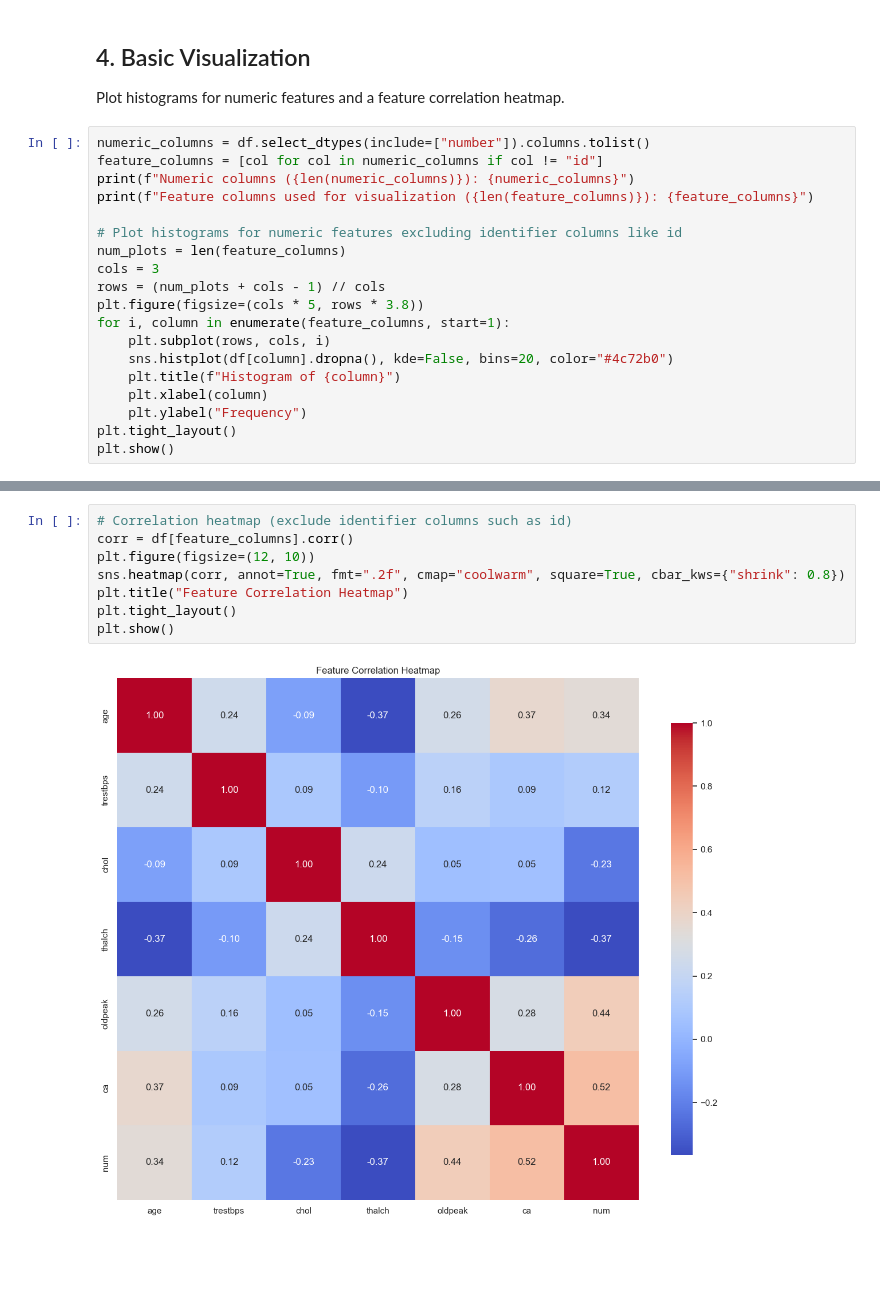
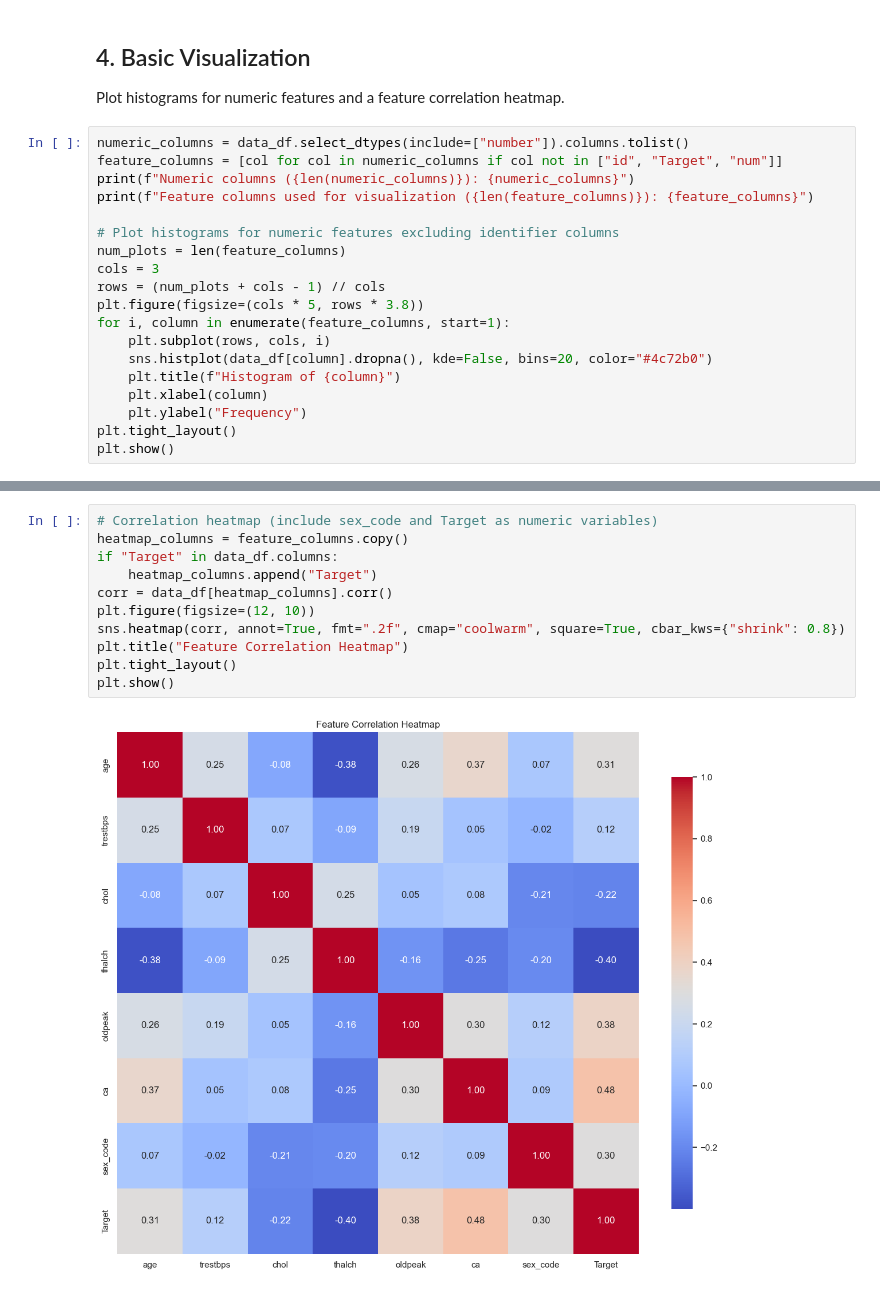
Before and after one commit to Jiaweiwang04/heart-disease-lightgbm, a Jupyter notebook: notebooks/01_eda.ipynb, the cells around one changed output, grey strips where cells are left out. Saved outputs shown, nothing was run; the diff lists cells and outputs as text; blank space fills up the shorter version.

```diff
--- a/notebooks/01_eda.ipynb
+++ b/notebooks/01_eda.ipynb
@@ -217,19 +203,19 @@ Passing `palette` without assigning `hue` is deprecated and will be removed in v
 
 Plot histograms for numeric features and a feature correlation heatmap.
 # %%
-numeric_columns = df.select_dtypes(include=["number"]).columns.tolist()
-feature_columns = [col for col in numeric_columns if col != "id"]
+numeric_columns = data_df.select_dtypes(include=["number"]).columns.tolist()
+feature_columns = [col for col in numeric_columns if col not in ["id", "Target", "num"]]
 print(f"Numeric columns ({len(numeric_columns)}): {numeric_columns}")
 print(f"Feature columns used for visualization ({len(feature_columns)}): {feature_columns}")
 
-# Plot histograms for numeric features excluding identifier columns like id
+# Plot histograms for numeric features excluding identifier columns
 num_plots = len(feature_columns)
 cols = 3
 rows = (num_plots + cols - 1) // cols
 plt.figure(figsize=(cols * 5, rows * 3.8))
 for i, column in enumerate(feature_columns, start=1):
     plt.subplot(rows, cols, i)
-    sns.histplot(df[column].dropna(), kde=False, bins=20, color="#4c72b0")
+    sns.histplot(data_df[column].dropna(), kde=False, bins=20, color="#4c72b0")
     plt.title(f"Histogram of {column}")
     plt.xlabel(column)
     plt.ylabel("Frequency")
@@ -242,12 +228,15 @@ Feature columns used for visualization (7): ['age', 'trestbps', 'chol', 'thalch'
 # %%
-# Correlation heatmap (exclude identifier columns such as id)
-corr = df[feature_columns].corr()
+# Correlation heatmap (include sex_code and Target as numeric variables)
+heatmap_columns = feature_columns.copy()
+if "Target" in data_df.columns:
+    heatmap_columns.append("Target")
+corr = data_df[heatmap_columns].corr()
 plt.figure(figsize=(12, 10))
 sns.heatmap(corr, annot=True, fmt=".2f", cmap="coolwarm", square=True, cbar_kws={"shrink": 0.8})
 plt.title("Feature Correlation Heatmap")
 plt.tight_layout()
 plt.show()
 # %% [output]
-[figure, old version]
+[figure, new version]
 # %%
 # Summarize EDA findings
```
Also changed, not shown: parts of 8 cells of this notebook, 1 other file.
